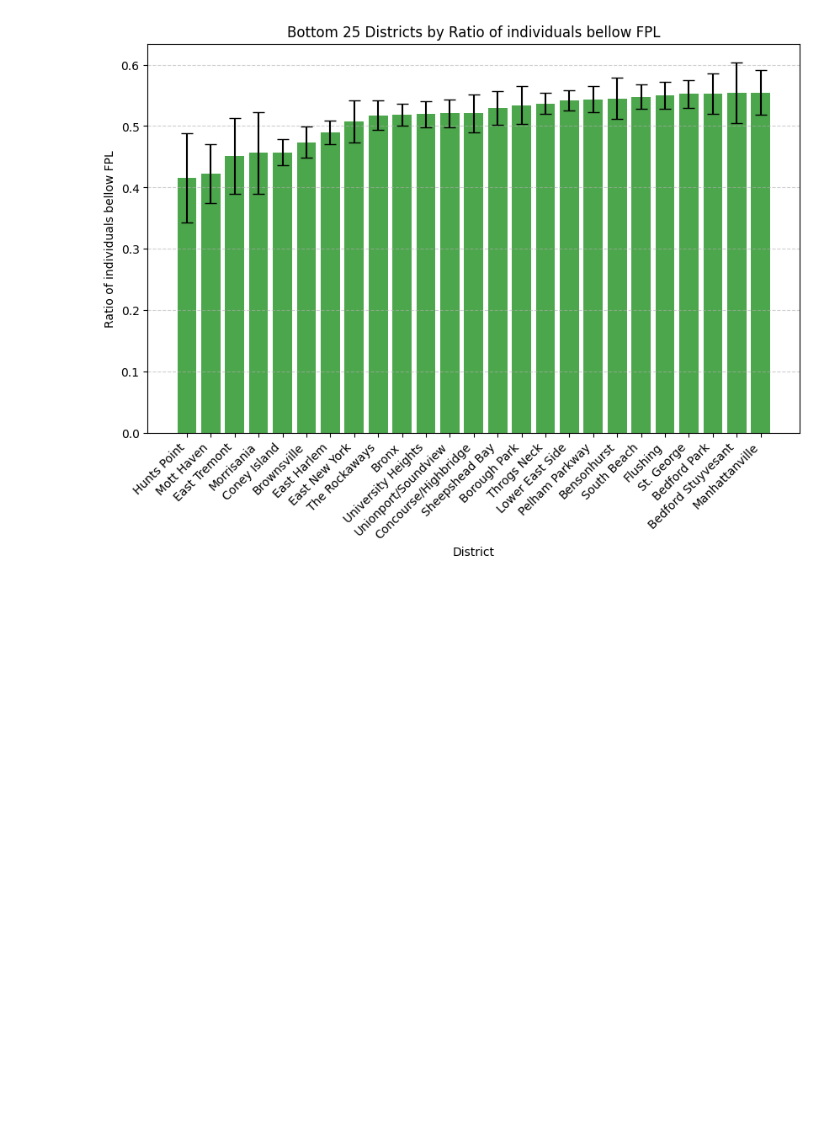
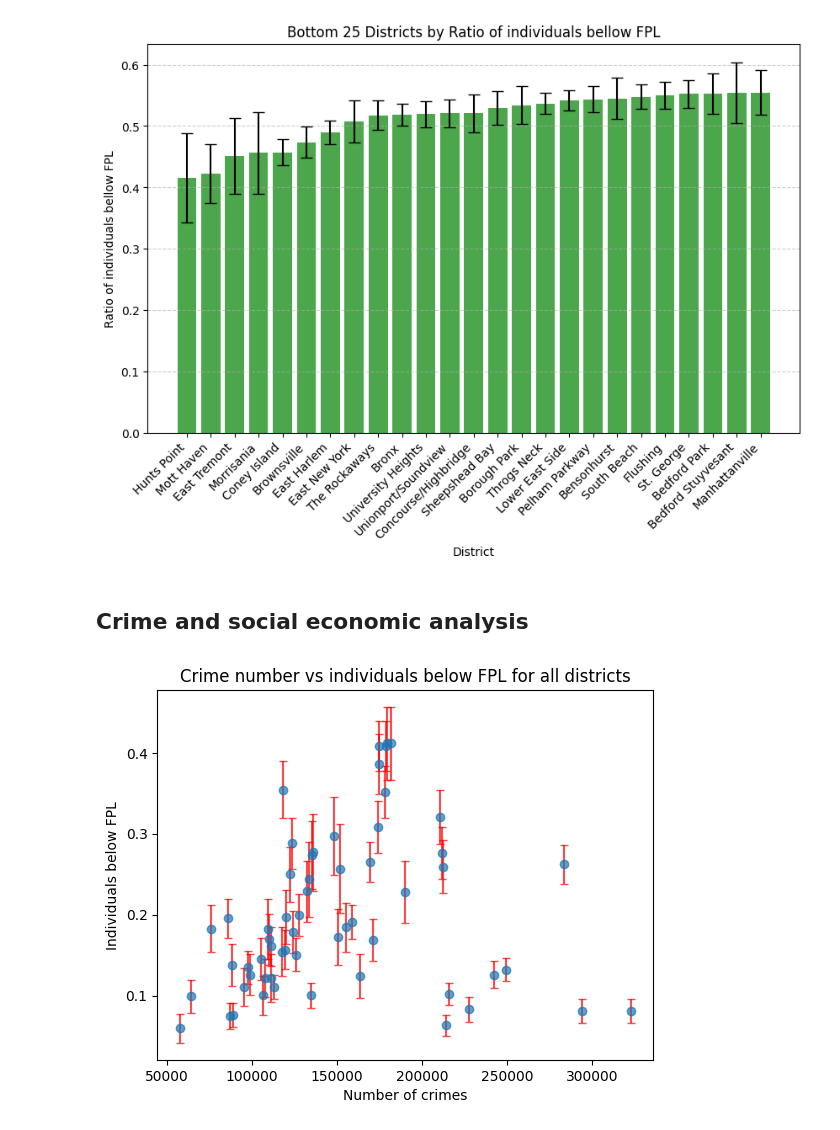
Before and after one commit to com-480-data-visualization/BluePink, a Jupyter notebook: data_exploration.ipynb, the cells around one changed output. Cells and saved outputs as stored; diff of their text form; code cells hidden in the pictures; blank space fills up the shorter version.

```diff
--- a/data_exploration.ipynb
+++ b/data_exploration.ipynb
@@ -569,3 +594,39 @@ plot_top_bottom_n(df_eco_by_district, "Employement_pop_ratio_mean", "Employement
 plot_top_bottom_n(df_eco_by_district, "Employement_pop_ratio_mean", "Employement_pop_ratio_std", label_y, n=25, best=False)
 # %% [output]
 [figure]
+# %% [markdown]
+## Crime and social economic analysis
+# %%
+nbr_crimes_by_district = df.groupby('District_Code').size().reset_index(name='nbr_crimes')
+nbr_crimes_by_district_norm= nbr_crimes_by_district.copy()
+nbr_crimes_by_district_norm['nbr_crimes'] =(nbr_crimes_by_district['nbr_crimes']-nbr_crimes_by_district['nbr_crimes'].min())/(nbr_crimes_by_district['nbr_crimes'].max()-nbr_crimes_by_district['nbr_crimes'].min())
+# %%
+
+sorted_crimes = nbr_crimes_by_district.sort_values(by='nbr_crimes', ascending=False)
+
+df_eco_by_district_test = df_eco_by_district['District_Code'].isin(sorted_crimes['District_Code'])
+df_eco_by_district_test = df_eco_by_district[df_eco_by_district_test]
+
+y_errors = df_eco_by_district_test['individuals_below_FPL_std']  # Replace with your actual error column
+
+fig, ax = plt.subplots()
+
+# Scatter plot with error bars on the y-axis
+ax.errorbar(
+    sorted_crimes['nbr_crimes'],
+    df_eco_by_district_test['individuals_below_FPL_mean'],
+    yerr=y_errors,  # Error bars on y-axis
+    fmt='o',  # 'o' for scatter points
+    ecolor='red',  # Error bar color
+    alpha=0.7,  # Transparency
+    capsize=3  # Cap size on error bars
+)
+
+# Labels and title
+ax.set_xlabel('Number of crimes')
+ax.set_ylabel('Individuals below FPL')
+ax.set_title('Crime number vs individuals below FPL for all districts')
+
+plt.show()
+# %% [output]
+[figure, added]
```
Also changed, not shown: parts of 14 cells of this notebook.
